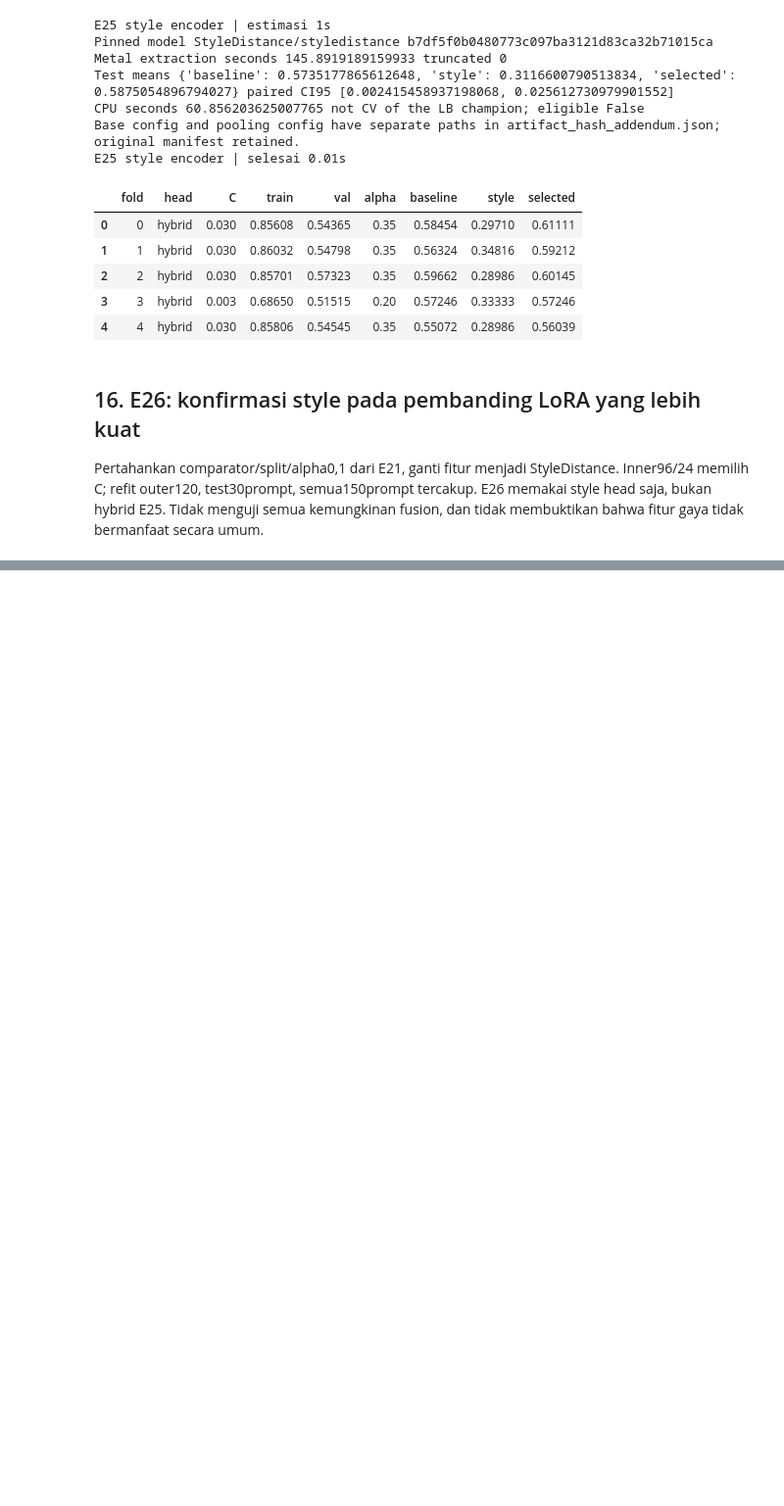
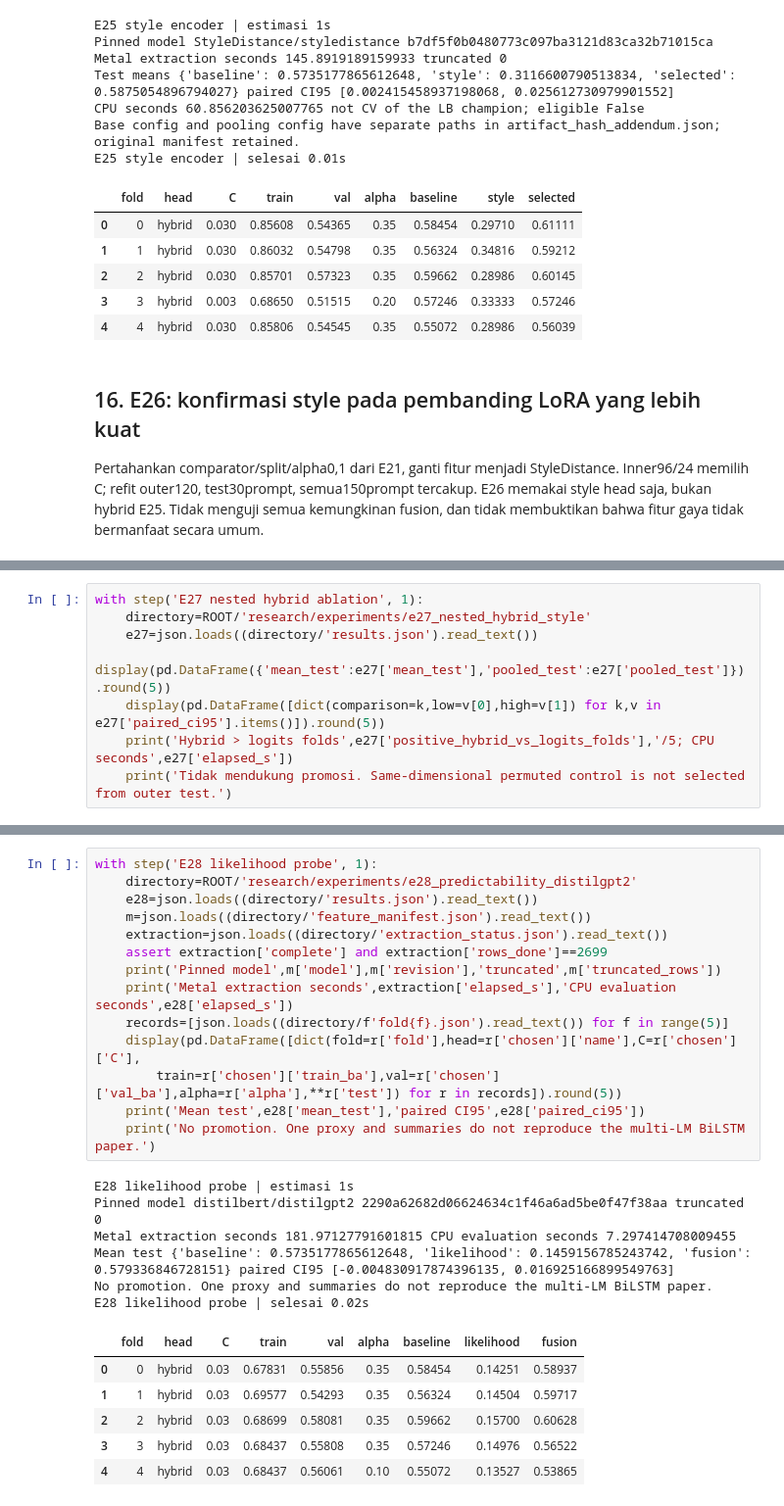
Before and after one commit to yauwes/name-that-llm-sota-pipeline, a Jupyter notebook: ntl_session_20261103.ipynb, the cells around one changed output, grey strips where cells are left out. Shown at 98% size. Cells and saved outputs as stored; diff of their text form; blank space fills up the shorter version.

```diff
--- a/ntl_session_20261103.ipynb
+++ b/ntl_session_20261103.ipynb
@@ -601,0 +607,8 @@ E26 scope confirmation | selesai 0.01s
+# %%
+with step('E27 nested hybrid ablation', 1):
+    directory=ROOT/'research/experiments/e27_nested_hybrid_style'
+    e27=json.loads((directory/'results.json').read_text())
+    display(pd.DataFrame({'mean_test':e27['mean_test'],'pooled_test':e27['pooled_test']}).round(5))
+    display(pd.DataFrame([dict(comparison=k,low=v[0],high=v[1]) for k,v in e27['paired_ci95'].items()]).round(5))
+    print('Hybrid > logits folds',e27['positive_hybrid_vs_logits_folds'],'/5; CPU seconds',e27['elapsed_s'])
+    print('Tidak mendukung promosi. Same-dimensional permuted control is not selected from outer test.')
@@ -601,0 +640,27 @@ E26 scope confirmation | selesai 0.01s
+# %%
+with step('E28 likelihood probe', 1):
+    directory=ROOT/'research/experiments/e28_predictability_distilgpt2'
+    e28=json.loads((directory/'results.json').read_text())
+    m=json.loads((directory/'feature_manifest.json').read_text())
+    extraction=json.loads((directory/'extraction_status.json').read_text())
+    assert extraction['complete'] and extraction['rows_done']==2699
+    print('Pinned model',m['model'],m['revision'],'truncated',m['truncated_rows'])
+    print('Metal extraction seconds',extraction['elapsed_s'],'CPU evaluation seconds',e28['elapsed_s'])
+    records=[json.loads((directory/f'fold{f}.json').read_text()) for f in range(5)]
+    display(pd.DataFrame([dict(fold=r['fold'],head=r['chosen']['name'],C=r['chosen']['C'],
+        train=r['chosen']['train_ba'],val=r['chosen']['val_ba'],alpha=r['alpha'],**r['test']) for r in records]).round(5))
+    print('Mean test',e28['mean_test'],'paired CI95',e28['paired_ci95'])
+    print('No promotion. One proxy and summaries do not reproduce the multi-LM BiLSTM paper.')
+# %% [output]
+E28 likelihood probe | estimasi 1s
+Pinned model distilbert/distilgpt2 2290a62682d06624634c1f46a6ad5be0f47f38aa truncated 0
+Metal extraction seconds 181.97127791601815 CPU evaluation seconds 7.297414708009455
+Mean test {'baseline': 0.5735177865612648, 'likelihood': 0.1459156785243742, 'fusion': 0.579336846728151} paired CI95 [-0.004830917874396135, 0.016925166899549763]
+No promotion. One proxy and summaries do not reproduce the multi-LM BiLSTM paper.
+E28 likelihood probe | selesai 0.02s
+|  | fold | head | C | train | val | alpha | baseline | likelihood | fusion |
+| 0 | 0 | hybrid | 0.03 | 0.67831 | 0.55856 | 0.35 | 0.58454 | 0.14251 | 0.58937 |
+| 1 | 1 | hybrid | 0.03 | 0.69577 | 0.54293 | 0.35 | 0.56324 | 0.14504 | 0.59717 |
+| 2 | 2 | hybrid | 0.03 | 0.68699 | 0.58081 | 0.35 | 0.59662 | 0.15700 | 0.60628 |
+| 3 | 3 | hybrid | 0.03 | 0.68437 | 0.55808 | 0.35 | 0.57246 | 0.14976 | 0.56522 |
+| 4 | 4 | hybrid | 0.03 | 0.68437 | 0.56061 | 0.10 | 0.55072 | 0.13527 | 0.53865 |
```
Also changed, not shown: parts of 20 cells of this notebook, 6 other files.
